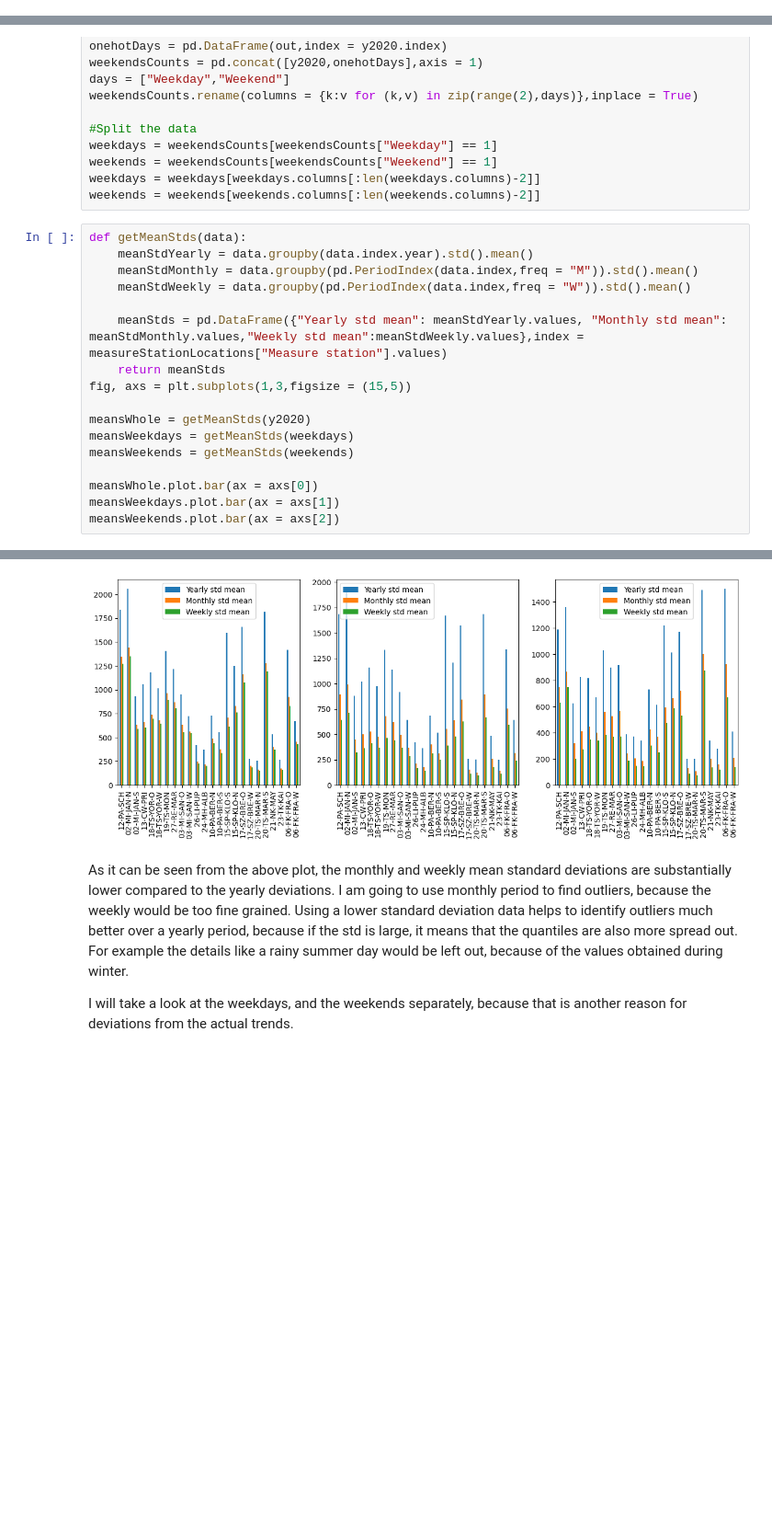
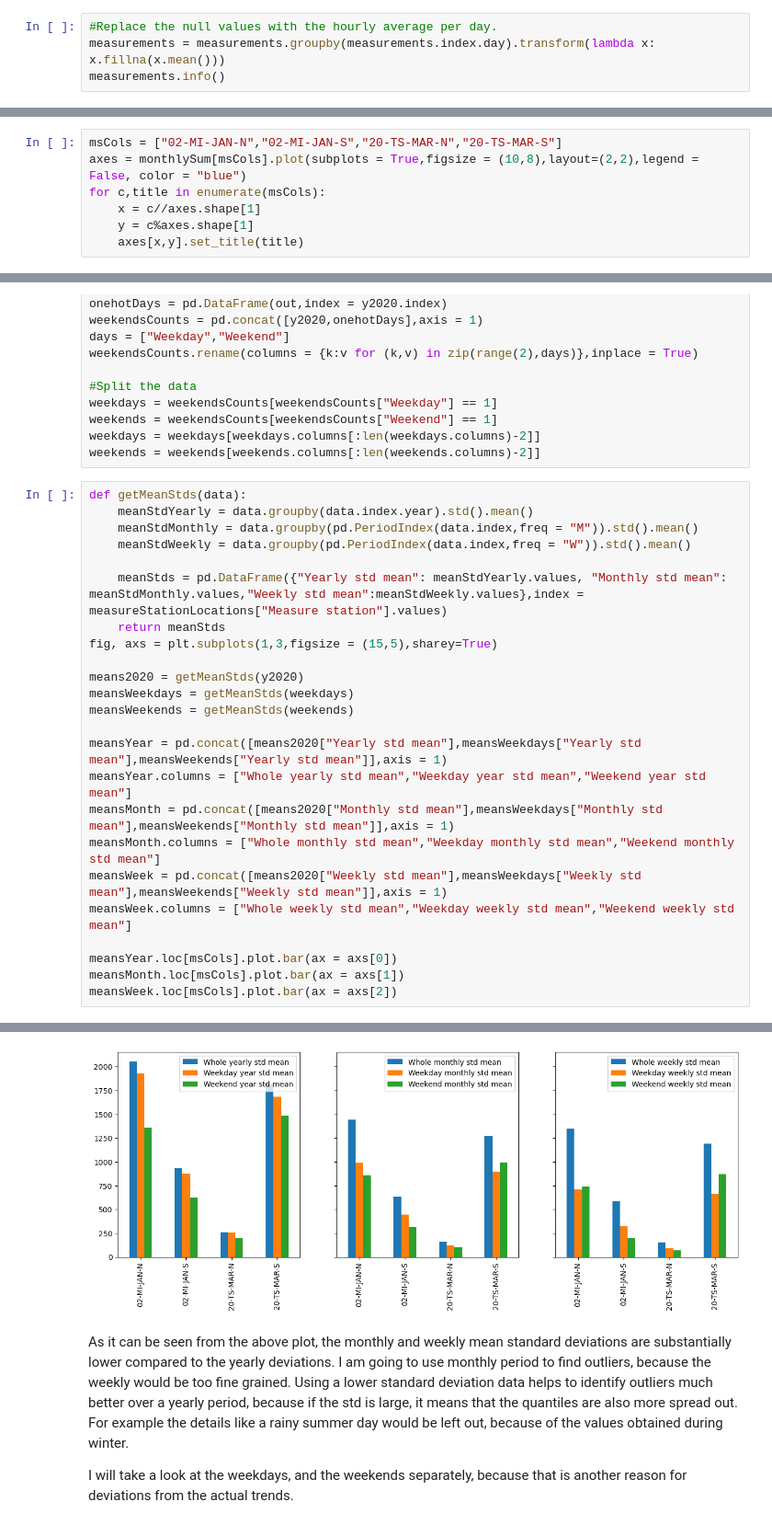
Before and after one commit to hgandras/DataMining, a Jupyter notebook: SemesterProject/BerlinBiking.ipynb, the cells around one changed output, grey strips where cells are left out. Shown at 92% size. Cells and saved outputs as stored; diff of their text form; blank space fills up the shorter version.

```diff
--- a/SemesterProject/BerlinBiking.ipynb
+++ b/SemesterProject/BerlinBiking.ipynb
@@ -67,3 +67,7 @@ Data columns (total 24 columns):
  23  27-RE-MAR    61337 non-null  float64
 dtypes: float64(24)
 memory usage: 11.7 MB
+# %%
+#Replace the null values with the hourly average per day.
+measurements = measurements.groupby(measurements.index.day).transform(lambda x: x.fillna(x.mean()))
+measurements.info()
@@ -93,0 +116,7 @@ for c,title in enumerate(monthlySum.columns):
+# %%
+msCols = ["02-MI-JAN-N","02-MI-JAN-S","20-TS-MAR-N","20-TS-MAR-S"]
+axes = monthlySum[msCols].plot(subplots = True,figsize = (10,8),layout=(2,2),legend = False, color = "blue")
+for c,title in enumerate(msCols):
+    x = c//axes.shape[1]
+    y = c%axes.shape[1]
+    axes[x,y].set_title(title)
@@ -194,23 +253,30 @@ weekends = weekends[weekends.columns[:len(weekends.columns)-2]]
 # %%
 def getMeanStds(data):
     meanStdYearly = data.groupby(data.index.year).std().mean()
     meanStdMonthly = data.groupby(pd.PeriodIndex(data.index,freq = "M")).std().mean()
     meanStdWeekly = data.groupby(pd.PeriodIndex(data.index,freq = "W")).std().mean()
 
     meanStds = pd.DataFrame({"Yearly std mean": meanStdYearly.values, "Monthly std mean": meanStdMonthly.values,"Weekly std mean":meanStdWeekly.values},index = measureStationLocations["Measure station"].values)
     return meanStds
-fig, axs = plt.subplots(1,3,figsize = (15,5))
+fig, axs = plt.subplots(1,3,figsize = (15,5),sharey=True)
 
-meansWhole = getMeanStds(y2020)
+means2020 = getMeanStds(y2020)
 meansWeekdays = getMeanStds(weekdays)
 meansWeekends = getMeanStds(weekends)
 
-meansWhole.plot.bar(ax = axs[0])
-meansWeekdays.plot.bar(ax = axs[1])
-meansWeekends.plot.bar(ax = axs[2])
+meansYear = pd.concat([means2020["Yearly std mean"],meansWeekdays["Yearly std mean"],meansWeekends["Yearly std mean"]],axis = 1)
+meansYear.columns = ["Whole yearly std mean","Weekday year std mean","Weekend year std mean"]
+meansMonth = pd.concat([means2020["Monthly std mean"],meansWeekdays["Monthly std mean"],meansWeekends["Monthly std mean"]],axis = 1)
+meansMonth.columns = ["Whole monthly std mean","Weekday monthly std mean","Weekend monthly std mean"]
+meansWeek = pd.concat([means2020["Weekly std mean"],meansWeekdays["Weekly std mean"],meansWeekends["Weekly std mean"]],axis = 1)
+meansWeek.columns = ["Whole weekly std mean","Weekday weekly std mean","Weekend weekly std mean"]
+
+meansYear.loc[msCols].plot.bar(ax = axs[0])
+meansMonth.loc[msCols].plot.bar(ax = axs[1])
+meansWeek.loc[msCols].plot.bar(ax = axs[2])
 # %% [output]
 <Axes: >
-[figure, old version]
+[figure, new version]
 # %% [markdown]
 As it can be seen from the above plot, the monthly and weekly mean standard deviations are substantially lower compared to the yearly deviations. I am going to use monthly period to find outliers, because the weekly would be too fine grained. Using a lower standard deviation data helps to identify outliers much better over a yearly period, because if the std is large, it means that the quantiles are also more spread out. For example the details like a rainy summer day would be left out, because of the values obtained during winter.
 
```
Also changed, not shown: parts of 62 cells of this notebook, 20 other files.
